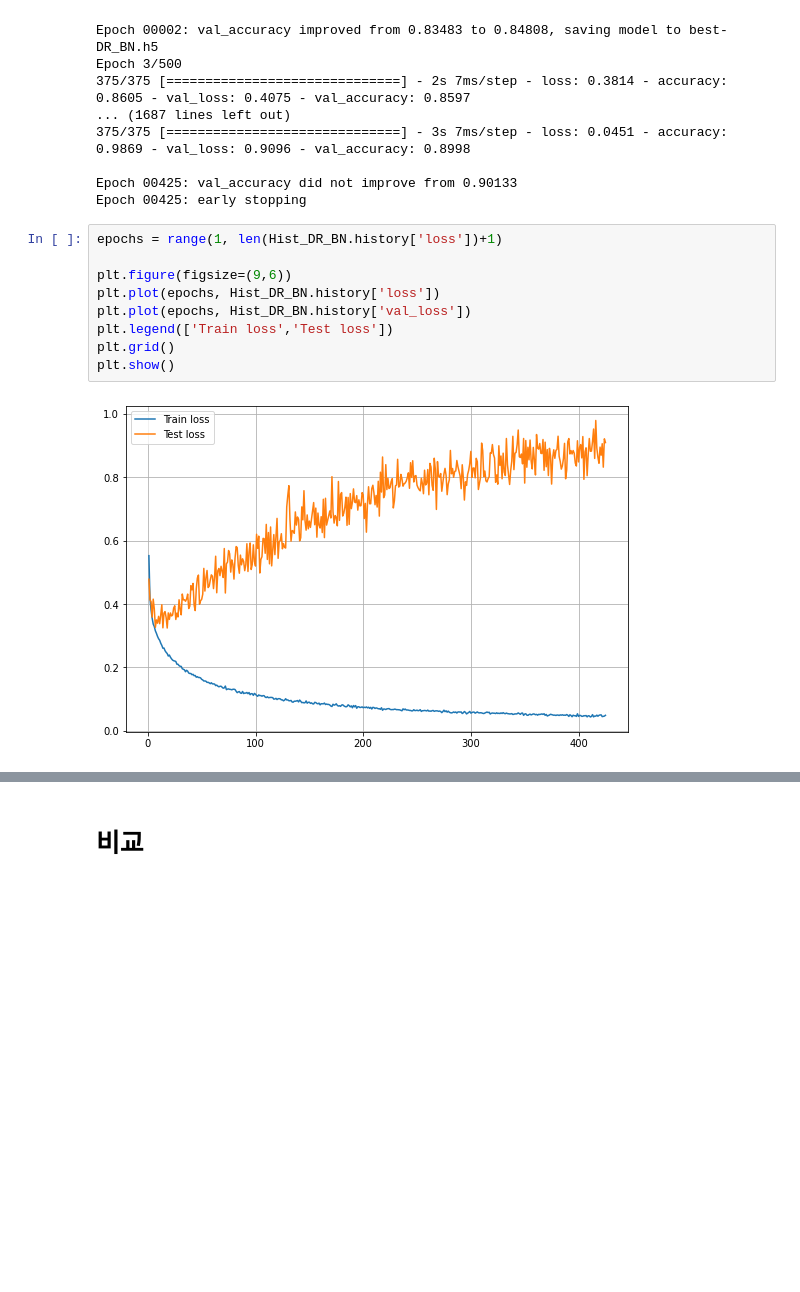
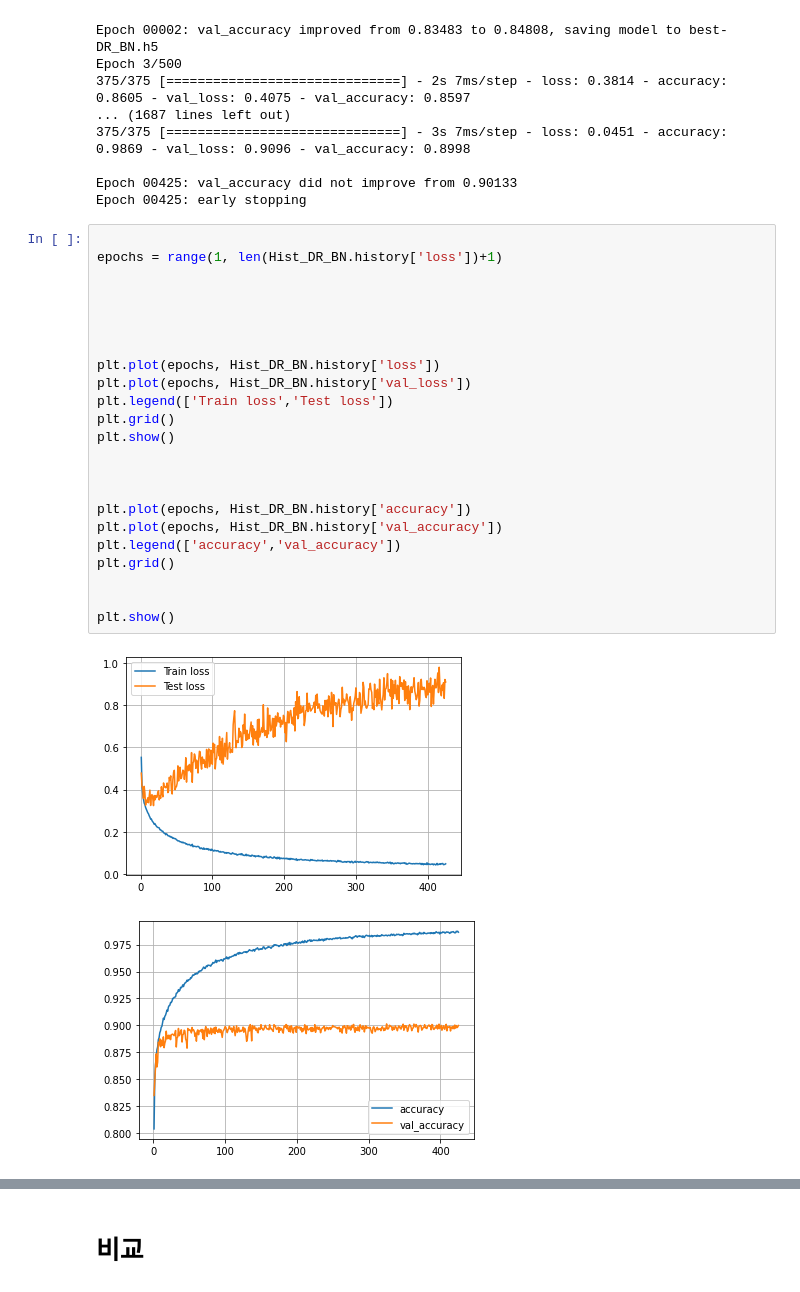
Before and after one commit to Seungeun-Song/Study-for-K-Digital-AI-developer, a Jupyter notebook: Practice/21_03_19_Fashion_mnist.ipynb, the cells around one changed output, grey strips where cells are left out. Saved outputs shown, nothing was run; the diff lists cells and outputs as text; blank space fills up the shorter version.

```diff
--- a/Practice/21_03_19_Fashion_mnist.ipynb
+++ b/Practice/21_03_19_Fashion_mnist.ipynb
@@ -335,16 +361,31 @@ Epoch 3/500
 Epoch 00425: val_accuracy did not improve from 0.90133
 Epoch 00425: early stopping
 # %%
+
 epochs = range(1, len(Hist_DR_BN.history['loss'])+1)
 
-plt.figure(figsize=(9,6))
+
+
+
+
 plt.plot(epochs, Hist_DR_BN.history['loss'])
 plt.plot(epochs, Hist_DR_BN.history['val_loss'])
 plt.legend(['Train loss','Test loss'])
 plt.grid()
 plt.show()
+
+
+
+plt.plot(epochs, Hist_DR_BN.history['accuracy'])
+plt.plot(epochs, Hist_DR_BN.history['val_accuracy'])
+plt.legend(['accuracy','val_accuracy'])
+plt.grid()
+
+
+plt.show()
 # %% [output]
-[figure, old version]
+[figure, new version]
+[figure, added]
 # %%
 loss_DR_BN, accuracy_DR_BN = DR_BN.evaluate(X_test, y_test)
 print('Loss = {:.5f}'.format(loss_DR_BN))
```
Also changed, not shown: parts of 4 cells of this notebook.
